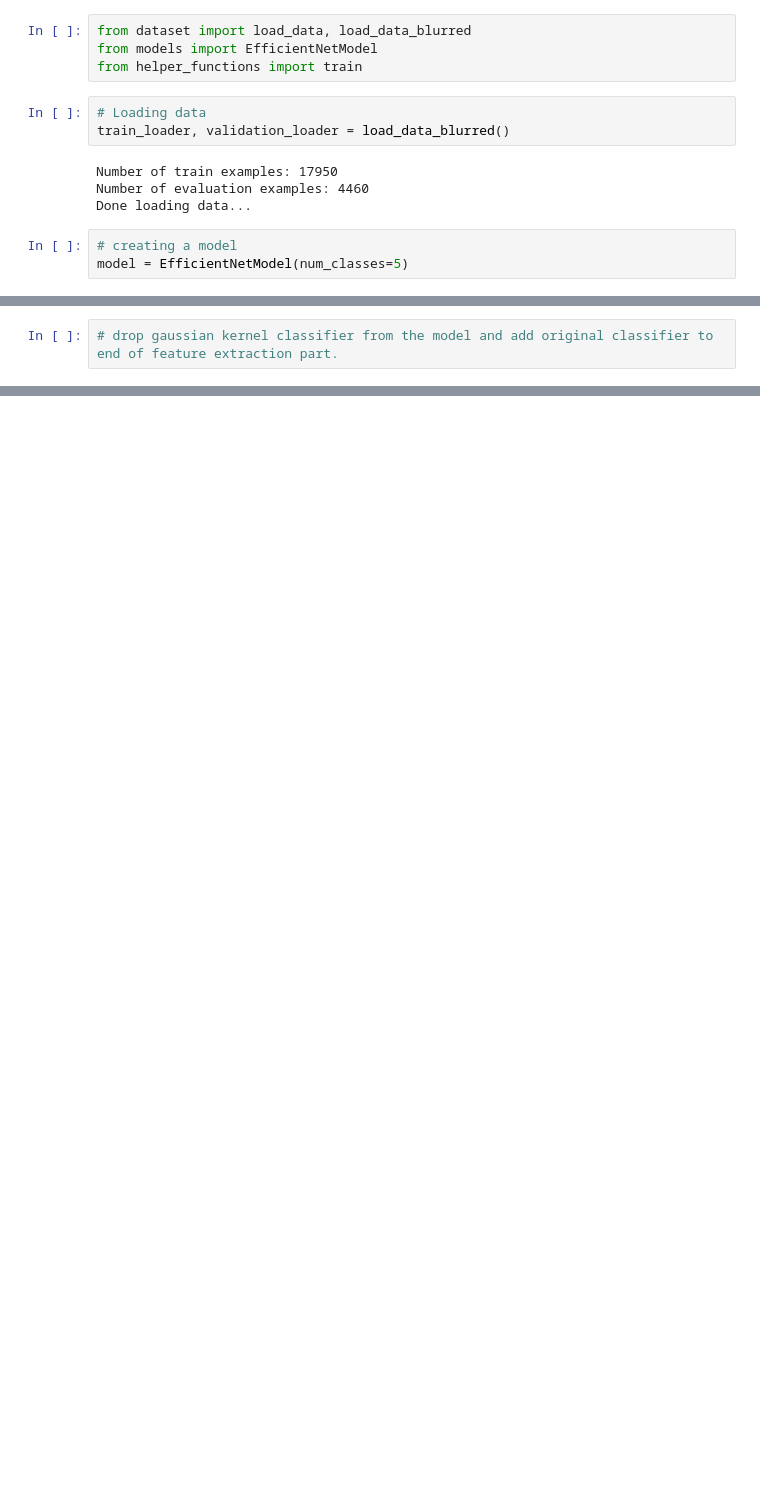
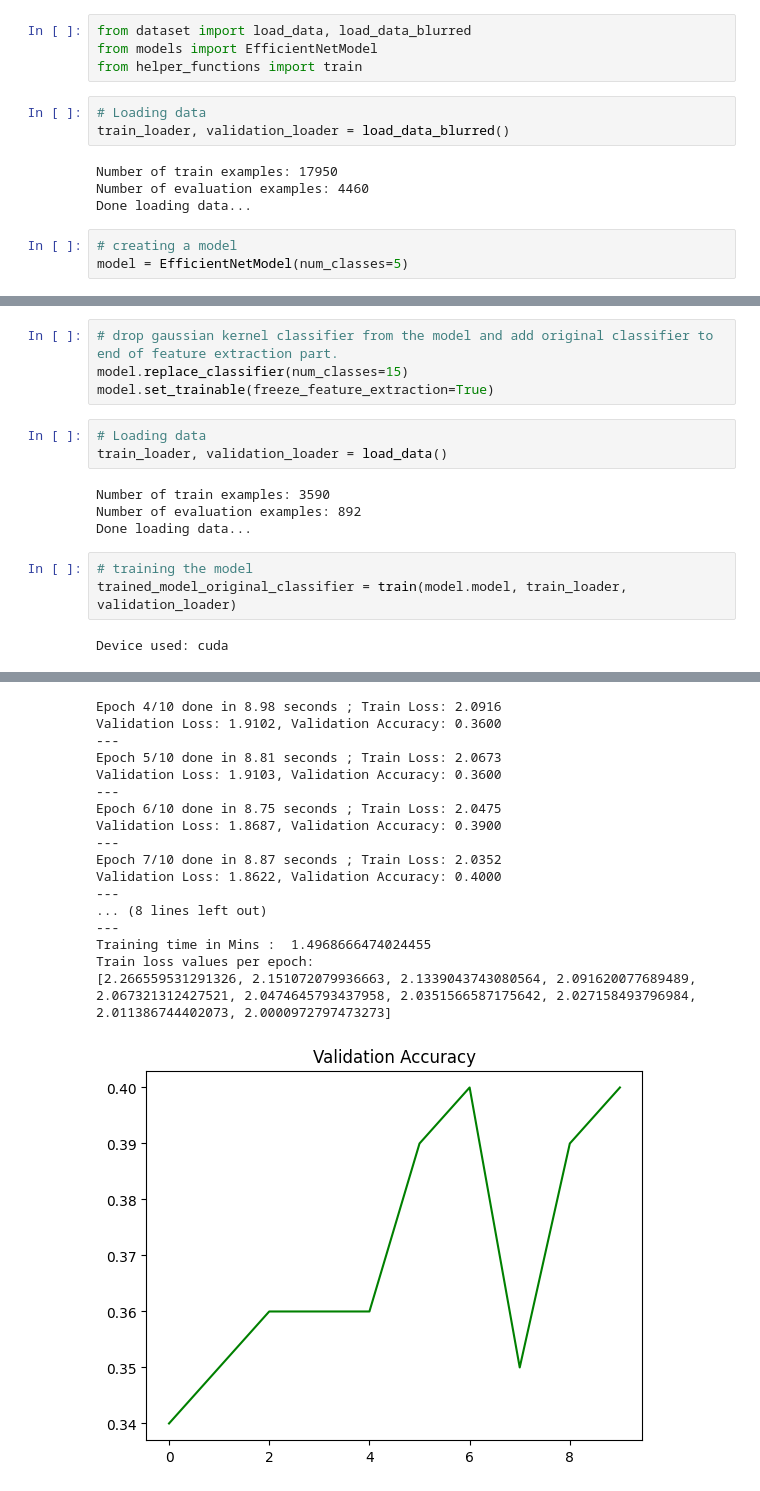
Before and after one commit to MaksimKarnaukh/ANN_project, a Jupyter notebook: src/main_self_supervised.ipynb, the cells around one changed output, grey strips where cells are left out. Saved outputs shown, nothing was run; the diff lists cells and outputs as text; blank space fills up the shorter version.

Commit message:
blurred scene classif done

```diff
--- a/src/main_self_supervised.ipynb
+++ b/src/main_self_supervised.ipynb
@@ -37,2 +37,16 @@ Train loss values per epoch:
 # %%
 # drop gaussian kernel classifier from the model and add original classifier to end of feature extraction part.
+model.replace_classifier(num_classes=15)
+model.set_trainable(freeze_feature_extraction=True)
+# %%
+# Loading data
+train_loader, validation_loader = load_data()
+# %% [output]
+Number of train examples: 3590
+Number of evaluation examples: 892
+Done loading data...
+# %%
+# training the model
+trained_model_original_classifier = train(model.model, train_loader, validation_loader)
+# %% [output]
+Device used: cuda
@@ -38,0 +62,18 @@ Train loss values per epoch:
+Epoch 4/10 done in 8.98 seconds ; Train Loss: 2.0916
+Validation Loss: 1.9102, Validation Accuracy: 0.3600
+---
+Epoch 5/10 done in 8.81 seconds ; Train Loss: 2.0673
+Validation Loss: 1.9103, Validation Accuracy: 0.3600
+---
+Epoch 6/10 done in 8.75 seconds ; Train Loss: 2.0475
+Validation Loss: 1.8687, Validation Accuracy: 0.3900
+---
+Epoch 7/10 done in 8.87 seconds ; Train Loss: 2.0352
+Validation Loss: 1.8622, Validation Accuracy: 0.4000
+---
+... (8 lines left out)
+---
+Training time in Mins :  1.4968666474024455
+Train loss values per epoch:
+[2.266559531291326, 2.151072079936663, 2.1339043743080564, 2.091620077689489, 2.067321312427521, 2.0474645793437958, 2.0351566587175642, 2.027158493796984, 2.011386744402073, 2.0000972797473273]
+[figure, added]
```
Also changed, not shown: parts of 2 cells of this notebook, 5 other files.
